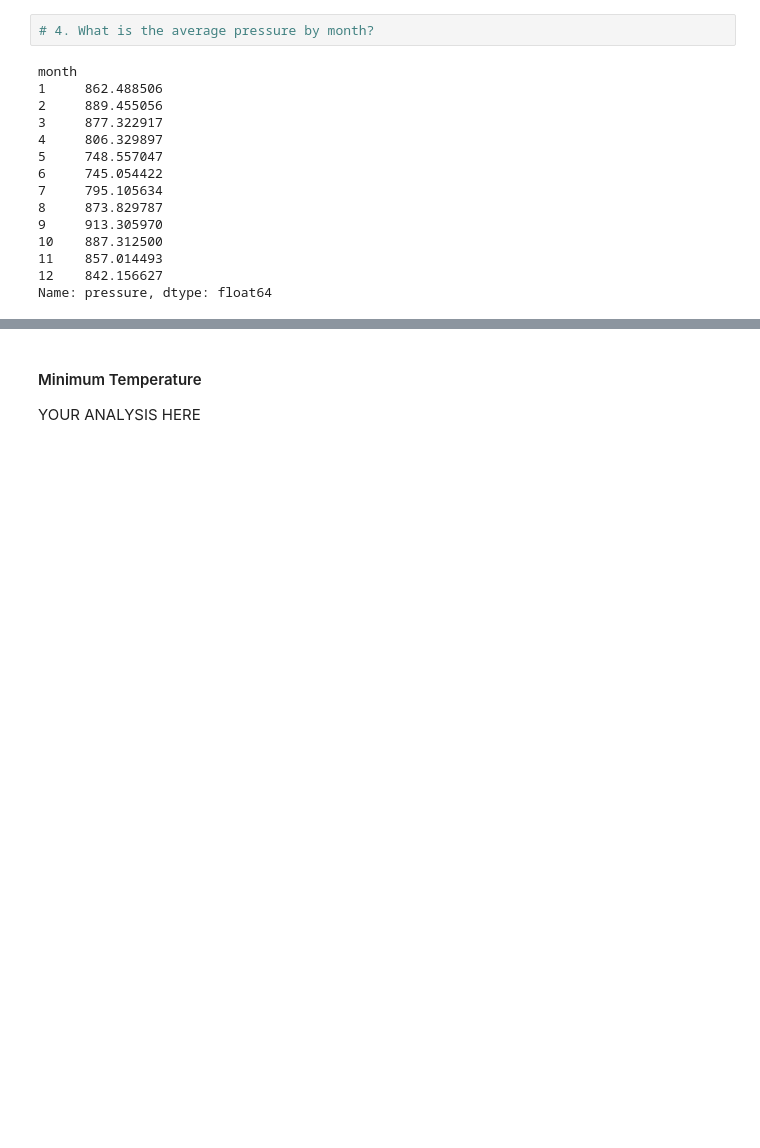
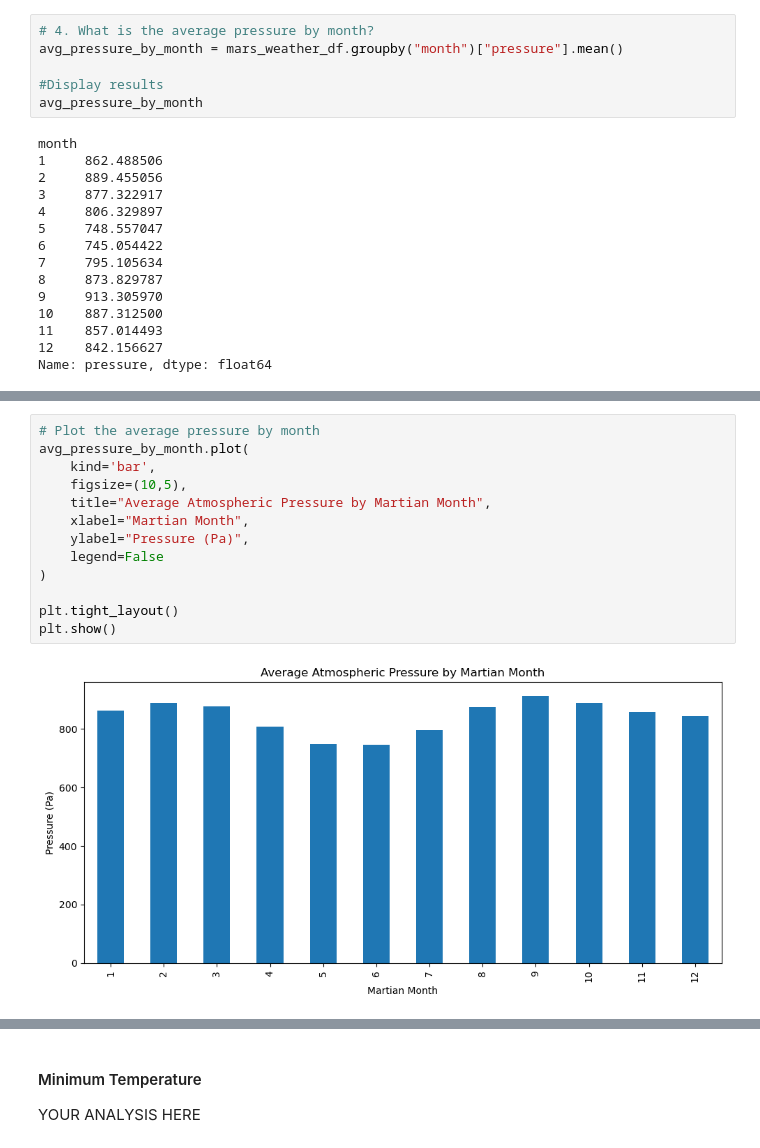
Before and after one commit to RacheMorris16k/Mars_News, a Jupyter notebook: part_2_mars_weather.ipynb, the cells around one changed output, grey strips where cells are left out. Cells and saved outputs as stored; diff of their text form; blank space fills up the shorter version.

```diff
--- a/part_2_mars_weather.ipynb
+++ b/part_2_mars_weather.ipynb
@@ -140,5 +245,9 @@ Name: min_temp, dtype: float64
 # %%
 # 4. What is the average pressure by month?
+avg_pressure_by_month = mars_weather_df.groupby("month")["pressure"].mean()
+
+#Display results
+avg_pressure_by_month
 # %% [output]
 month
 1     862.488506
@@ -161,2 +266,17 @@ Name: pressure, dtype: float64
+# %%
+# Plot the average pressure by month
+avg_pressure_by_month.plot(
+    kind='bar',
+    figsize=(10,5),
+    title="Average Atmospheric Pressure by Martian Month",
+    xlabel="Martian Month",
+    ylabel="Pressure (Pa)",
+    legend=False
+)
+
+plt.tight_layout()
+plt.show()
+# %% [output]
+[figure, added]
 # %%
 # Identify the lowest and highest pressure months in Curiosity's location by sorting the previous graph
```
Also changed, not shown: parts of 24 cells of this notebook, 1 other file.
